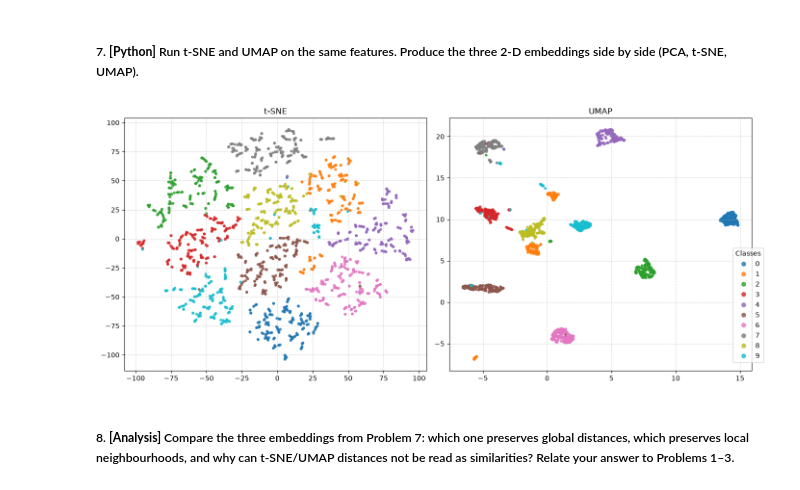
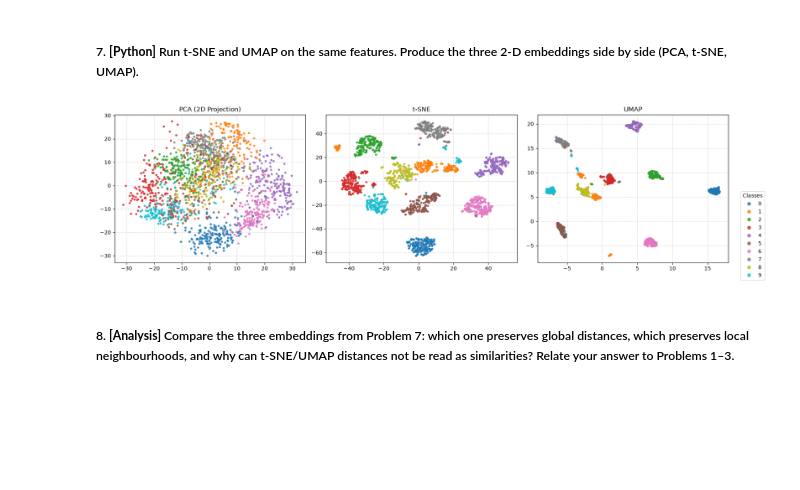
Before and after one commit to Jagaxxx/AUD_labs, a Jupyter notebook: Problem Set 1/l1.ipynb, the cells around one changed output. Cells and saved outputs as stored; diff of their text form; code cells hidden in the pictures; blank space fills up the shorter version.

```diff
--- a/Problem Set 1/l1.ipynb
+++ b/Problem Set 1/l1.ipynb
@@ -210,33 +217,43 @@ plt.show()
 ##### 7. **[Python]** Run t-SNE and UMAP on the same features. Produce the three 2-D embeddings side by side (PCA, t-SNE, UMAP).
 # %%
 # == t-SNE ==
-tsne = TSNE(n_components=2, random_state=42, perplexity=3)
+tsne = TSNE(n_components=2, perplexity=30)
 X_tsne = tsne.fit_transform(X_digits)
 
 # == UMAP ==
-umap_reducer = umap.UMAP(n_components=2, random_state=42, n_neighbors=15, min_dist=0.1)
+umap_reducer = umap.UMAP(n_components=2, n_neighbors=15, min_dist=0.1)
 X_umap = umap_reducer.fit_transform(X_digits)
+
+# == PCA (2D Projection) ==
+pca2d = PCA(n_components=2)
+X_pca_2d = pca2d.fit_transform(X_digits)
 # %%
-plt.figure(figsize=(14, 6))
+plt.figure(figsize=(18, 5))
+
+# PCA
+plt.subplot(1, 3, 1)
+scatter1 = plt.scatter(X_pca_2d[:, 0], X_pca_2d[:, 1], c=y_digits, cmap='tab10', s=10, alpha=0.8)
+plt.title('PCA (2D Projection)')
+plt.grid(True, linestyle='--', alpha=0.5)
 
 # t-SNE
-plt.subplot(1, 2, 1)
+plt.subplot(1, 3, 2)
 scatter1 = plt.scatter(X_tsne[:, 0], X_tsne[:, 1], c=y_digits, cmap='tab10', s=10, alpha=0.8)
 plt.title('t-SNE')
 plt.grid(True, linestyle='--', alpha=0.5)
 
 # UMAP
-plt.subplot(1, 2, 2)
+plt.subplot(1, 3, 3)
 scatter2 = plt.scatter(X_umap[:, 0], X_umap[:, 1], c=y_digits, cmap='tab10', s=10, alpha=0.8)
 plt.title('UMAP')
 plt.grid(True, linestyle='--', alpha=0.5)
 
 handles, labels = scatter1.legend_elements(prop="colors", alpha=0.8)
 plt.legend(handles, [str(i) for i in range(10)], title="Classes", loc='best', bbox_to_anchor=(1.05, 0.5))
 
 plt.tight_layout()
 plt.show()
 # %% [output]
-[figure, old version]
+[figure, new version]
 # %% [markdown]
 ##### 8. **[Analysis]** Compare the three embeddings from Problem 7: which one preserves global distances, which preserves local neighbourhoods, and why can t-SNE/UMAP distances not be read as similarities? Relate your answer to Problems 1–3.
```
Also changed, not shown: parts of 5 cells of this notebook.
